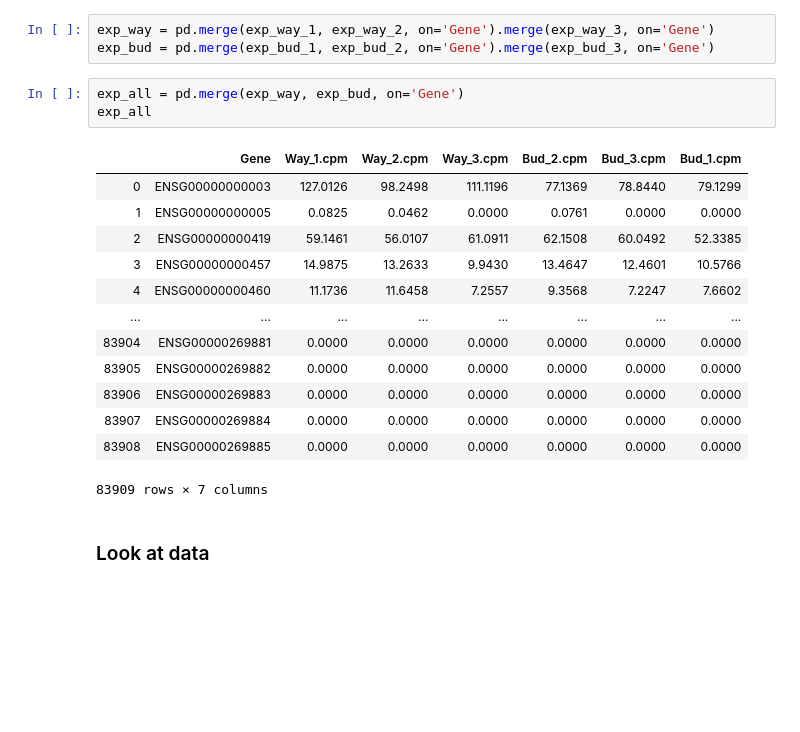
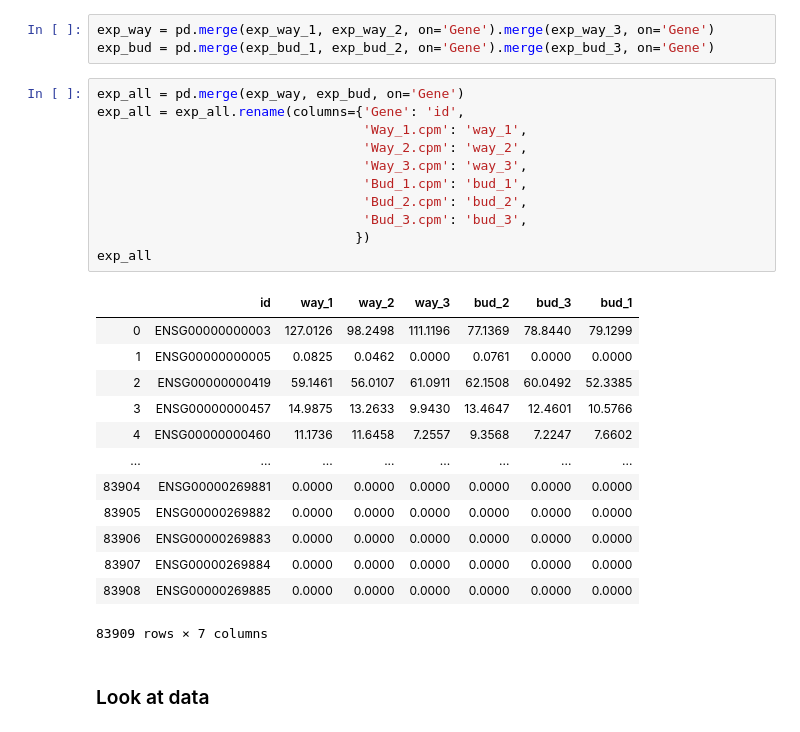
Before and after one commit to lfranzen/algbio-course-project, a Jupyter notebook: results/main_analysis.ipynb, the cells around one changed output. Saved outputs shown, nothing was run; the diff lists cells and outputs as text; blank space fills up the shorter version.

```diff
--- a/results/main_analysis.ipynb
+++ b/results/main_analysis.ipynb
@@ -61,23 +61,31 @@ exp_bud_3 = pd.read_csv( os.path.join(dir_data, grep(data_files, 'Bud')[2]) , se
 # %%
 exp_way = pd.merge(exp_way_1, exp_way_2, on='Gene').merge(exp_way_3, on='Gene')
 exp_bud = pd.merge(exp_bud_1, exp_bud_2, on='Gene').merge(exp_bud_3, on='Gene')
-# %%
-exp_all = pd.merge(exp_way, exp_bud, on='Gene')
-exp_all
-# %% [output]
-|  | Gene | Way_1.cpm | Way_2.cpm | Way_3.cpm | Bud_2.cpm | Bud_3.cpm | Bud_1.cpm |
-| 0 | ENSG00000000003 | 127.0126 | 98.2498 | 111.1196 | 77.1369 | 78.8440 | 79.1299 |
-| 1 | ENSG00000000005 | 0.0825 | 0.0462 | 0.0000 | 0.0761 | 0.0000 | 0.0000 |
-| 2 | ENSG00000000419 | 59.1461 | 56.0107 | 61.0911 | 62.1508 | 60.0492 | 52.3385 |
-| 3 | ENSG00000000457 | 14.9875 | 13.2633 | 9.9430 | 13.4647 | 12.4601 | 10.5766 |
-| 4 | ENSG00000000460 | 11.1736 | 11.6458 | 7.2557 | 9.3568 | 7.2247 | 7.6602 |
-| ... | ... | ... | ... | ... | ... | ... | ... |
-| 83904 | ENSG00000269881 | 0.0000 | 0.0000 | 0.0000 | 0.0000 | 0.0000 | 0.0000 |
-| 83905 | ENSG00000269882 | 0.0000 | 0.0000 | 0.0000 | 0.0000 | 0.0000 | 0.0000 |
-| 83906 | ENSG00000269883 | 0.0000 | 0.0000 | 0.0000 | 0.0000 | 0.0000 | 0.0000 |
-| 83907 | ENSG00000269884 | 0.0000 | 0.0000 | 0.0000 | 0.0000 | 0.0000 | 0.0000 |
-| 83908 | ENSG00000269885 | 0.0000 | 0.0000 | 0.0000 | 0.0000 | 0.0000 | 0.0000 |
-83909 rows × 7 columns
+# %%
+exp_all = pd.merge(exp_way, exp_bud, on='Gene')
+exp_all = exp_all.rename(columns={'Gene': 'id',
+                                  'Way_1.cpm': 'way_1',
+                                  'Way_2.cpm': 'way_2',
+                                  'Way_3.cpm': 'way_3',
+                                  'Bud_1.cpm': 'bud_1',
+                                  'Bud_2.cpm': 'bud_2',
+                                  'Bud_3.cpm': 'bud_3',
+                                 })
+exp_all
+# %% [output]
+|  | id | way_1 | way_2 | way_3 | bud_2 | bud_3 | bud_1 |
+| 0 | ENSG00000000003 | 127.0126 | 98.2498 | 111.1196 | 77.1369 | 78.8440 | 79.1299 |
+| 1 | ENSG00000000005 | 0.0825 | 0.0462 | 0.0000 | 0.0761 | 0.0000 | 0.0000 |
+| 2 | ENSG00000000419 | 59.1461 | 56.0107 | 61.0911 | 62.1508 | 60.0492 | 52.3385 |
+| 3 | ENSG00000000457 | 14.9875 | 13.2633 | 9.9430 | 13.4647 | 12.4601 | 10.5766 |
+| 4 | ENSG00000000460 | 11.1736 | 11.6458 | 7.2557 | 9.3568 | 7.2247 | 7.6602 |
+| ... | ... | ... | ... | ... | ... | ... | ... |
+| 83904 | ENSG00000269881 | 0.0000 | 0.0000 | 0.0000 | 0.0000 | 0.0000 | 0.0000 |
+| 83905 | ENSG00000269882 | 0.0000 | 0.0000 | 0.0000 | 0.0000 | 0.0000 | 0.0000 |
+| 83906 | ENSG00000269883 | 0.0000 | 0.0000 | 0.0000 | 0.0000 | 0.0000 | 0.0000 |
+| 83907 | ENSG00000269884 | 0.0000 | 0.0000 | 0.0000 | 0.0000 | 0.0000 | 0.0000 |
+| 83908 | ENSG00000269885 | 0.0000 | 0.0000 | 0.0000 | 0.0000 | 0.0000 | 0.0000 |
+83909 rows × 7 columns
 # %% [markdown]
 ### Look at data
 # %%
```
Also changed, not shown: parts of 5 cells of this notebook.
